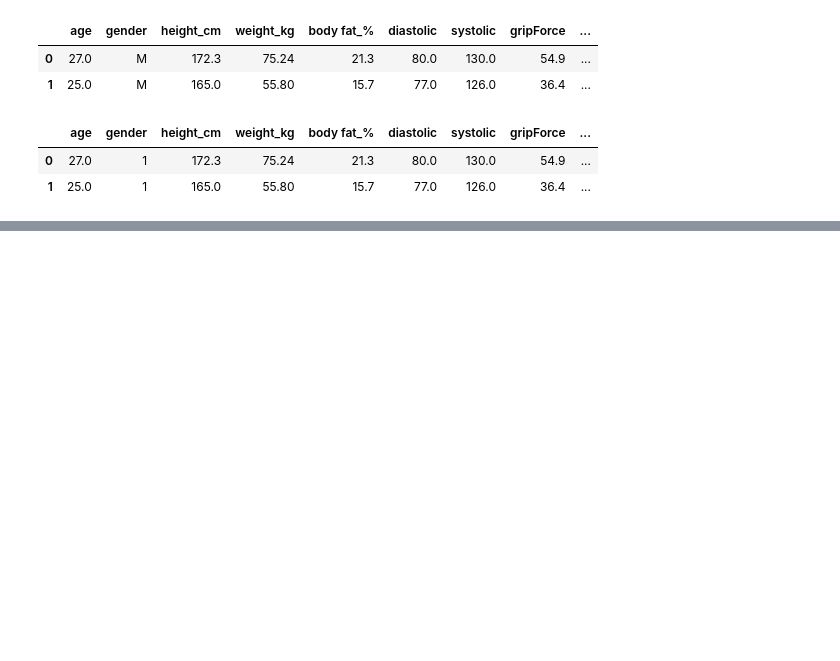
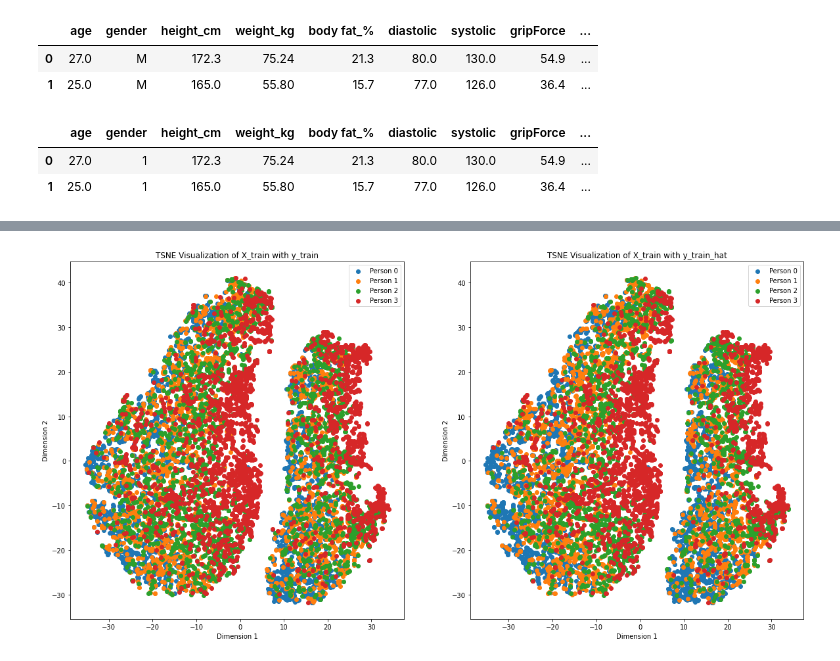
Before and after one commit to Amayas29/neural-networks, a Jupyter notebook: experimentations/multiclass_sport.ipynb, the cells around one changed output, grey strips where cells are left out. Saved outputs shown, nothing was run; the diff lists cells and outputs as text; code cells hidden in the pictures; blank space fills up the shorter version.

```diff
--- a/experimentations/multiclass_sport.ipynb
+++ b/experimentations/multiclass_sport.ipynb
@@ -88,0 +110,31 @@ Training completed.
+# %%
+aff = TSNE(n_components=2, random_state=0, init="pca", n_iter=500, verbose=0)
+sign_aff = aff.fit_transform(X_train)
+
+colors = {i: plt.cm.tab10(i) for i in range(classes)}
+
+fig, axs = plt.subplots(1, 2, figsize=(20, 10))
+
+axs[0].set_title("TSNE Visualization of X_train with y_train")
+
+for cl in range(classes):
+    axs[0].scatter(sign_aff[y_train == cl][:, 0], sign_aff[y_train == cl][:, 1], color=colors[cl], label=f"Person {cl}")
+
+axs[0].set_xlabel("Dimension 1")
+axs[0].set_ylabel("Dimension 2")
+axs[0].legend()
+
+y_train_hat = net.predict(X_train).reshape(-1)
+
+
+axs[1].set_title("TSNE Visualization of X_train with y_train_hat")
+for cl in range(classes):
+    axs[1].scatter(sign_aff[y_train_hat == cl][:, 0], sign_aff[y_train_hat == cl][:, 1], color=colors[cl], label=f"Person {cl}")
+
+axs[1].set_xlabel("Dimension 1")
+axs[1].set_ylabel("Dimension 2")
+axs[1].legend()
+
+plt.show()
+# %% [output]
+[figure, added]
```
Also changed, not shown: parts of 18 cells of this notebook, 3 other files.
